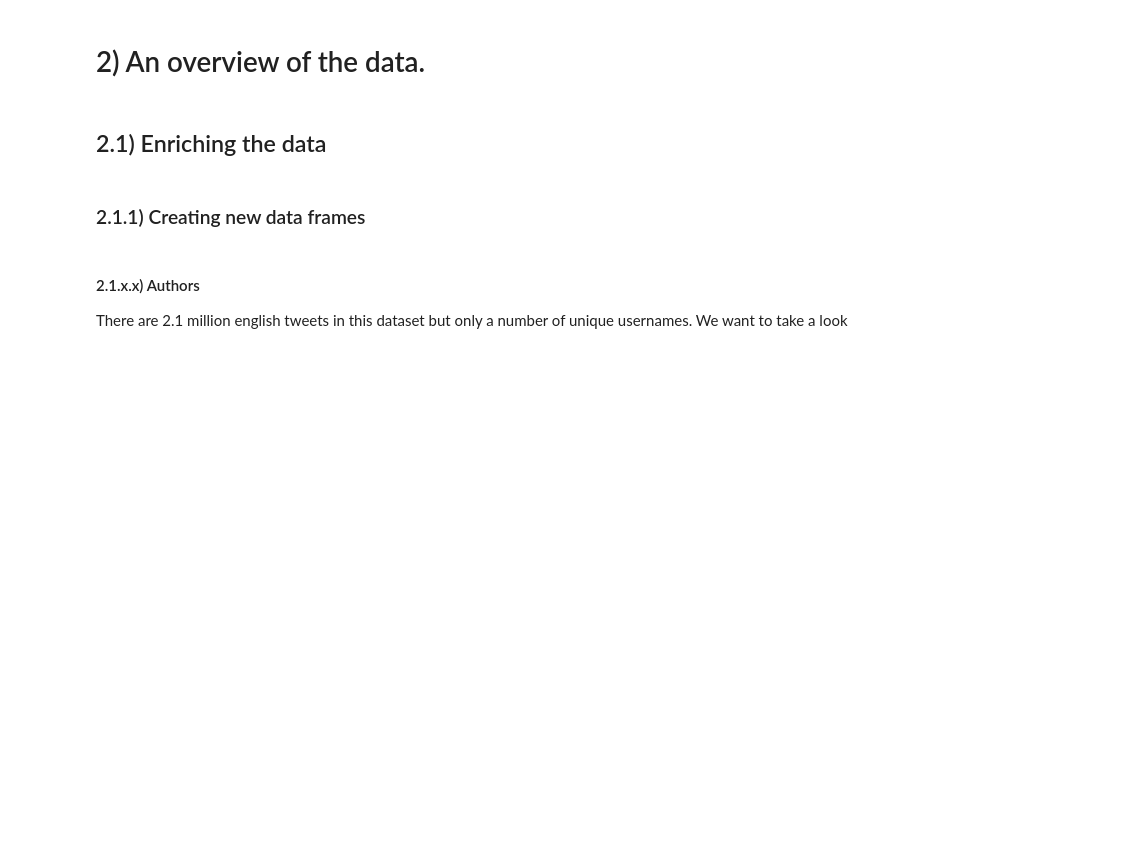
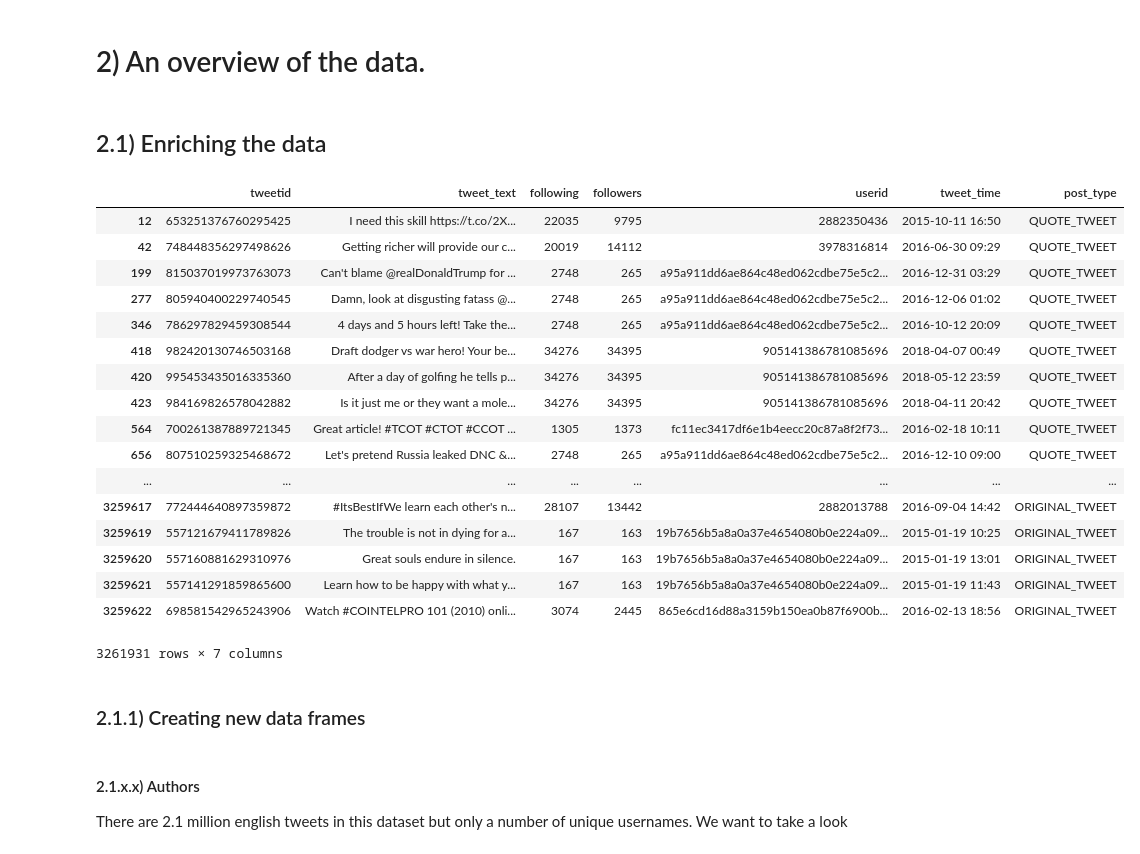
Before and after one commit to haakonms/ADAproject, a Jupyter notebook: Milestone2-1908.ipynb, the cells around one changed output. Drawn from its saved outputs; the diff is of its cells as text; code cells hidden in the pictures; blank space fills up the shorter version.

```diff
--- a/Milestone2-1908.ipynb
+++ b/Milestone2-1908.ipynb
@@ -198,6 +209,27 @@ data2 = unoriginal_tweets.append(orig_tweets)
 # 2) An overview of the data.
 # %% [markdown]
 ## 2.1) Enriching the data
+# %%
+data2
+# %% [output]
+|  | tweetid | tweet_text | following | followers | userid | tweet_time | post_type |
+| 12 | 653251376760295425 | I need this skill https://t.co/2X... | 22035 | 9795 | 2882350436 | 2015-10-11 16:50 | QUOTE_TWEET |
+| 42 | 748448356297498626 | Getting richer will provide our c... | 20019 | 14112 | 3978316814 | 2016-06-30 09:29 | QUOTE_TWEET |
+| 199 | 815037019973763073 | Can't blame @realDonaldTrump for ... | 2748 | 265 | a95a911dd6ae864c48ed062cdbe75e5c2... | 2016-12-31 03:29 | QUOTE_TWEET |
+| 277 | 805940400229740545 | Damn, look at disgusting fatass @... | 2748 | 265 | a95a911dd6ae864c48ed062cdbe75e5c2... | 2016-12-06 01:02 | QUOTE_TWEET |
+| 346 | 786297829459308544 | 4 days and 5 hours left! Take the... | 2748 | 265 | a95a911dd6ae864c48ed062cdbe75e5c2... | 2016-10-12 20:09 | QUOTE_TWEET |
+| 418 | 982420130746503168 | Draft dodger vs war hero! Your be... | 34276 | 34395 | 905141386781085696 | 2018-04-07 00:49 | QUOTE_TWEET |
+| 420 | 995453435016335360 | After a day of golfing he tells p... | 34276 | 34395 | 905141386781085696 | 2018-05-12 23:59 | QUOTE_TWEET |
+| 423 | 984169826578042882 | Is it just me or they want a mole... | 34276 | 34395 | 905141386781085696 | 2018-04-11 20:42 | QUOTE_TWEET |
+| 564 | 700261387889721345 | Great article! #TCOT #CTOT #CCOT ... | 1305 | 1373 | fc11ec3417df6e1b4eecc20c87a8f2f73... | 2016-02-18 10:11 | QUOTE_TWEET |
+| 656 | 807510259325468672 | Let's pretend Russia leaked DNC &... | 2748 | 265 | a95a911dd6ae864c48ed062cdbe75e5c2... | 2016-12-10 09:00 | QUOTE_TWEET |
+| ... | ... | ... | ... | ... | ... | ... | ... |
+| 3259617 | 772444640897359872 | #ItsBestIfWe learn each other's n... | 28107 | 13442 | 2882013788 | 2016-09-04 14:42 | ORIGINAL_TWEET |
+| 3259619 | 557121679411789826 | The trouble is not in dying for a... | 167 | 163 | 19b7656b5a8a0a37e4654080b0e224a09... | 2015-01-19 10:25 | ORIGINAL_TWEET |
+| 3259620 | 557160881629310976 | Great souls endure in silence. | 167 | 163 | 19b7656b5a8a0a37e4654080b0e224a09... | 2015-01-19 13:01 | ORIGINAL_TWEET |
+| 3259621 | 557141291859865600 | Learn how to be happy with what y... | 167 | 163 | 19b7656b5a8a0a37e4654080b0e224a09... | 2015-01-19 11:43 | ORIGINAL_TWEET |
+| 3259622 | 698581542965243906 | Watch #COINTELPRO 101 (2010) onli... | 3074 | 2445 | 865e6cd16d88a3159b150ea0b87f6900b... | 2016-02-13 18:56 | ORIGINAL_TWEET |
+3261931 rows × 7 columns
 # %% [markdown]
 ### 2.1.1) Creating new data frames
 # %% [markdown]
```
Also changed, not shown: parts of 15 cells of this notebook.
